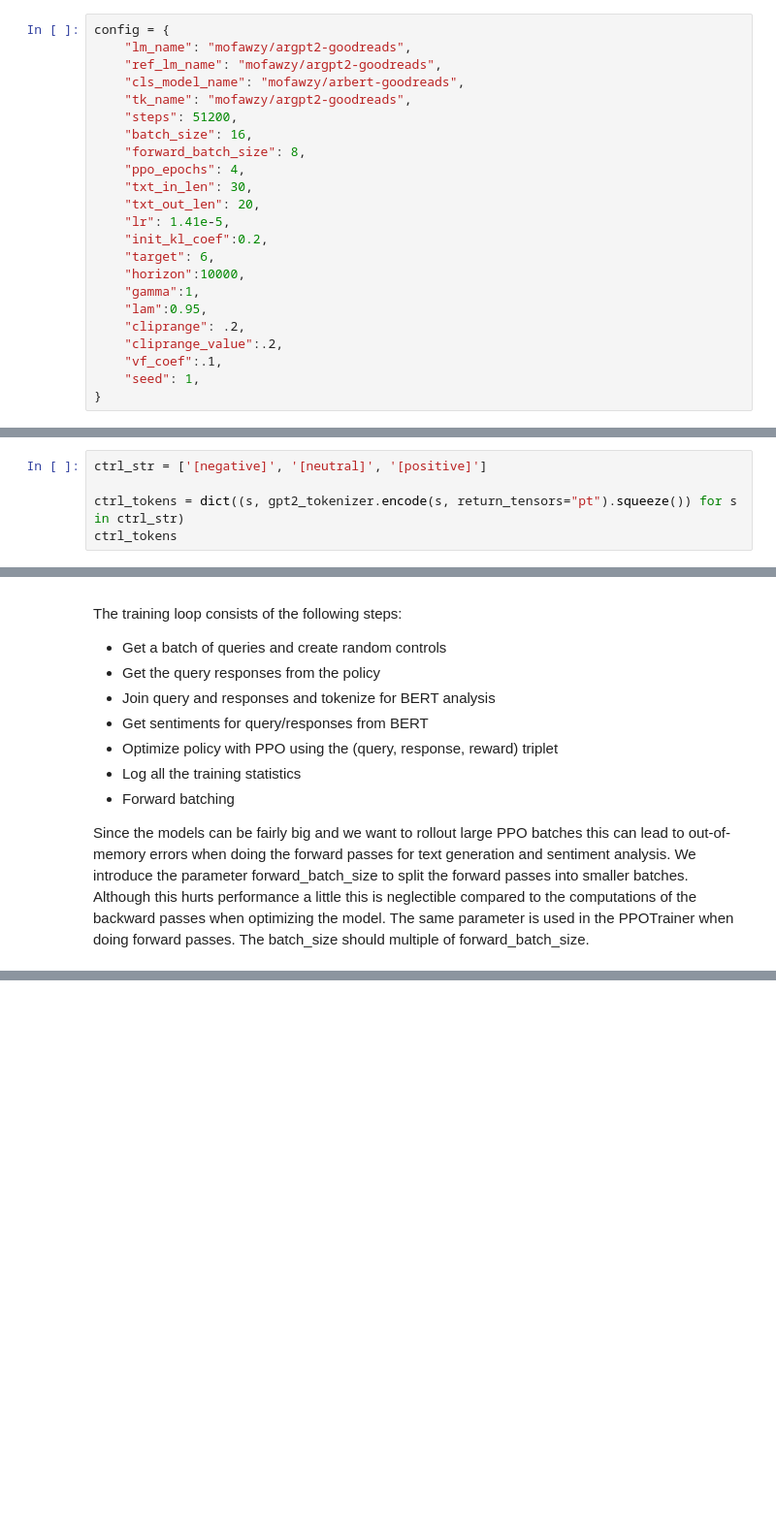
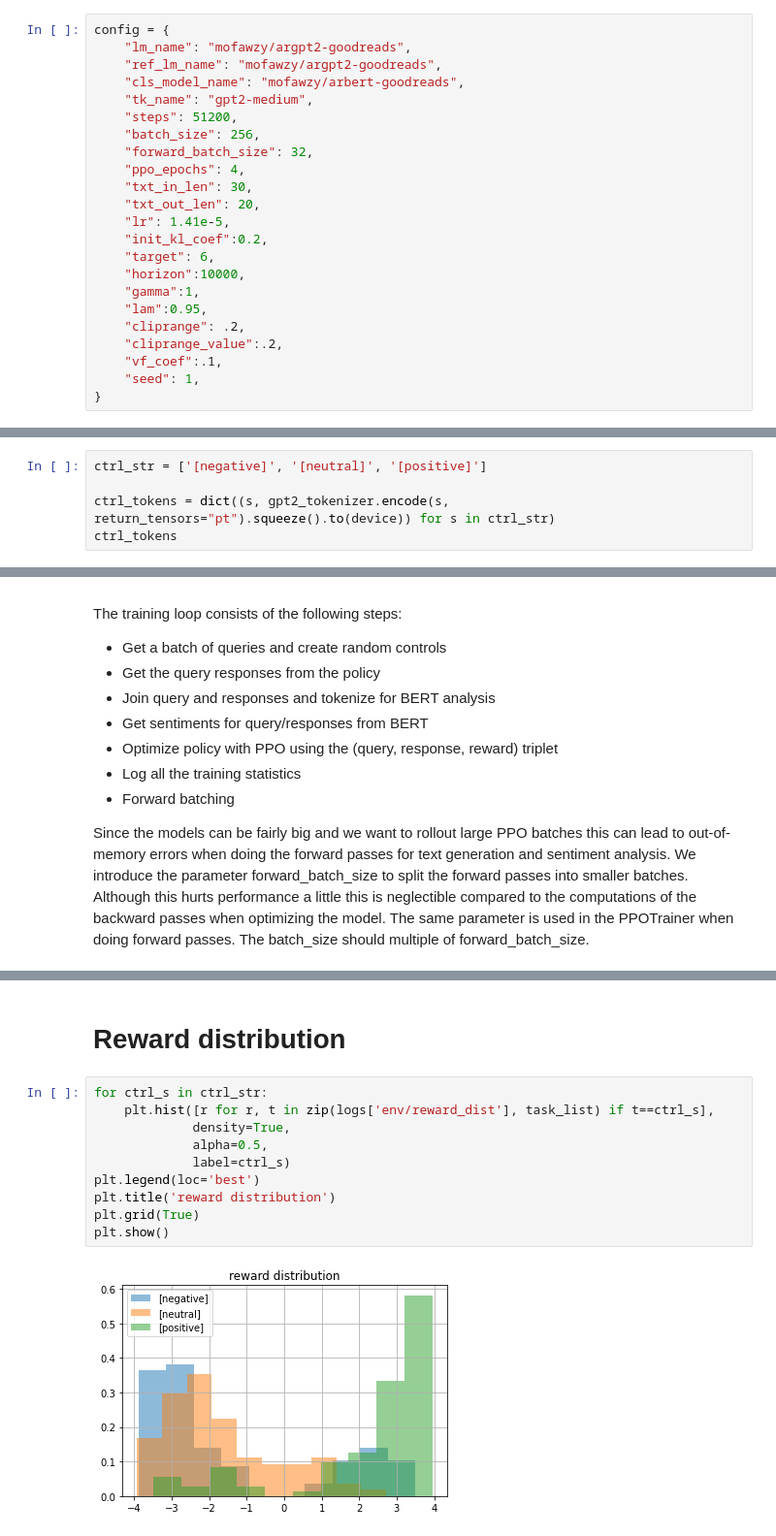
Before and after one commit to MohamedFawzy/cstgan, a Jupyter notebook: argpt2-ctrl.ipynb, the cells around one changed output, grey strips where cells are left out. Shown: that part at 97% size. Cells and saved outputs as stored; diff of their text form; blank space fills up the shorter version.

```diff
--- a/argpt2-ctrl.ipynb
+++ b/argpt2-ctrl.ipynb
@@ -31,10 +58,10 @@ config = {
     "lm_name": "mofawzy/argpt2-goodreads",
     "ref_lm_name": "mofawzy/argpt2-goodreads",
     "cls_model_name": "mofawzy/arbert-goodreads",
-    "tk_name": "mofawzy/argpt2-goodreads",
+    "tk_name": "gpt2-medium",
     "steps": 51200,
-    "batch_size": 16,
-    "forward_batch_size": 8,
+    "batch_size": 256,
+    "forward_batch_size": 32,
     "ppo_epochs": 4,
     "txt_in_len": 30,
     "txt_out_len": 20,
@@ -300,5 +311,5 @@ We will append the control token at the beginning of each query to signal the mo
 # %%
 ctrl_str = ['[negative]', '[neutral]', '[positive]']
 
-ctrl_tokens = dict((s, gpt2_tokenizer.encode(s, return_tensors="pt").squeeze()) for s in ctrl_str)
+ctrl_tokens = dict((s, gpt2_tokenizer.encode(s, return_tensors="pt").squeeze().to(device)) for s in ctrl_str)
 ctrl_tokens
@@ -419,3 +441,17 @@ for epoch in tqdm(range(int(np.ceil(config["steps"]/config['batch_size'])))):
         key = 'env/reward_'+ctrl_s.strip('[]')
         logs[key] = np.mean([r for r, t in zip(logs['env/reward_dist'], task_list) if t==ctrl_s])
     wandb.log(logs)
+# %% [markdown]
+# Reward distribution
+# %%
+for ctrl_s in ctrl_str:
+    plt.hist([r for r, t in zip(logs['env/reward_dist'], task_list) if t==ctrl_s],
+             density=True,
+             alpha=0.5,
+             label=ctrl_s)
+plt.legend(loc='best')
+plt.title('reward distribution')
+plt.grid(True)
+plt.show()
+# %% [output]
+[figure, added]
```
Also changed, not shown: parts of 30 cells of this notebook.
